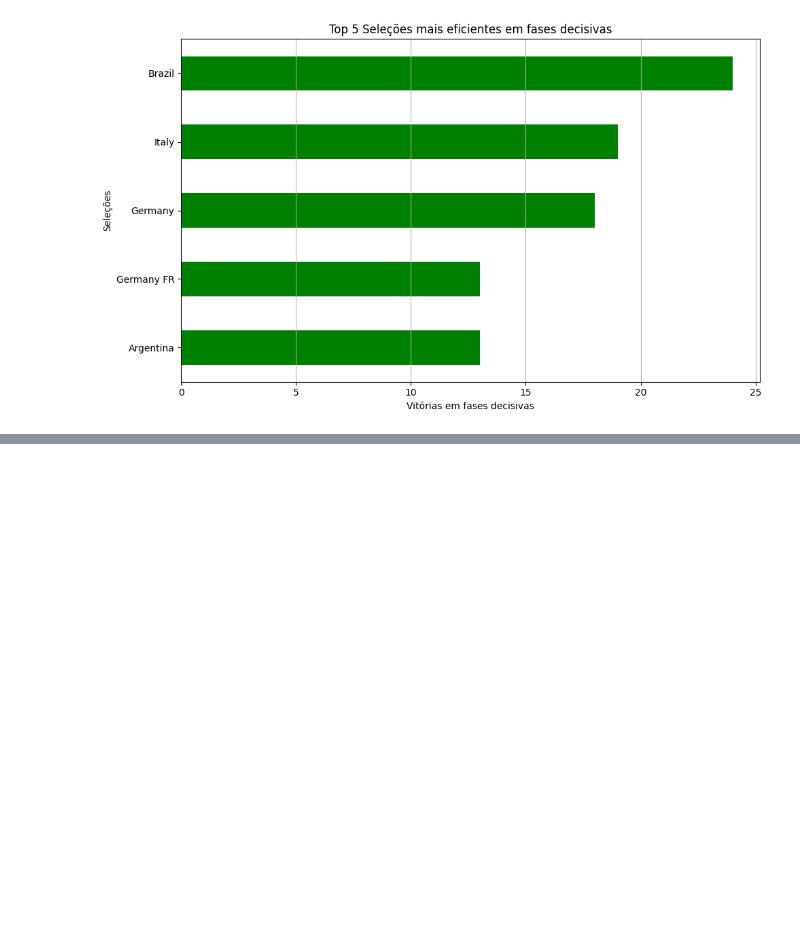
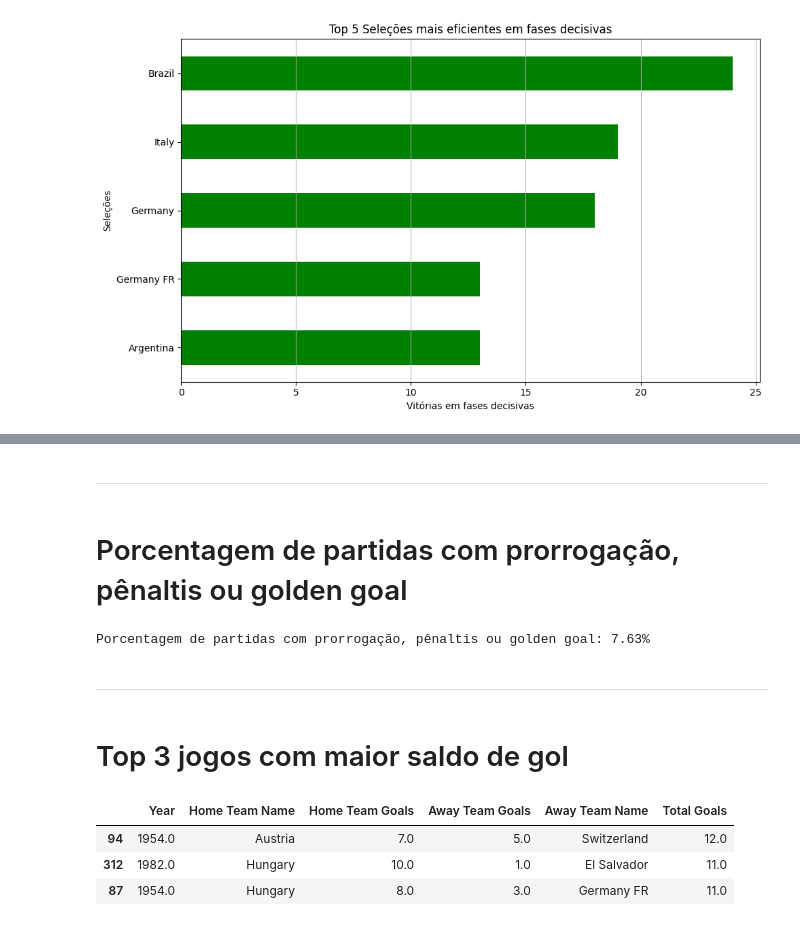
Before and after one commit to thmsVDC/INATEL-ciencia-de-dados, a Jupyter notebook: projeto/projeto_C111.ipynb, the cells around one changed output, grey strips where cells are left out. Saved outputs shown, nothing was run; the diff lists cells and outputs as text; code cells hidden in the pictures; blank space fills up the shorter version.

```diff
--- a/projeto/projeto_C111.ipynb
+++ b/projeto/projeto_C111.ipynb
@@ -336,0 +346,36 @@ plt.show()
+# %% [markdown]
+---
+# %% [markdown]
+# Porcentagem de partidas com prorrogação, pênaltis ou golden goal
+# %%
+total_matches = matches.iloc[:, 0].notna().sum()
+
+conditions = matches['Win conditions'].dropna().str.lower()
+
+extra_time_matches = conditions.str.contains('extra time')
+penalty_matches = conditions.str.contains('penalties')
+golden_goal_matches = conditions.str.contains('golden goal')
+
+extra_decisions = (extra_time_matches | penalty_matches | golden_goal_matches).sum()
+percentage = (extra_decisions / total_matches) * 100
+
+print(f'Porcentagem de partidas com prorrogação, pênaltis ou golden goal: {percentage:.2f}%')
+# %% [output]
+Porcentagem de partidas com prorrogação, pênaltis ou golden goal: 7.63%
+# %% [markdown]
+---
+# %% [markdown]
+# Top 3 jogos com maior saldo de gol
+# %%
+from IPython.display import display
+
+matches['Total Goals'] = matches['Home Team Goals'] + matches['Away Team Goals']
+
+top_jogos = matches.sort_values(by='Total Goals', ascending=False).head(3)
+
+display(top_jogos[['Year', 'Home Team Name', 'Home Team Goals', 'Away Team Goals', 'Away Team Name', 'Total Goals']])
+# %% [output]
+|  | Year | Home Team Name | Home Team Goals | Away Team Goals | Away Team Name | Total Goals |
+| 94 | 1954.0 | Austria | 7.0 | 5.0 | Switzerland | 12.0 |
+| 312 | 1982.0 | Hungary | 10.0 | 1.0 | El Salvador | 11.0 |
+| 87 | 1954.0 | Hungary | 8.0 | 3.0 | Germany FR | 11.0 |
```
Also changed, not shown: parts of 8 cells of this notebook, 1 other file.
